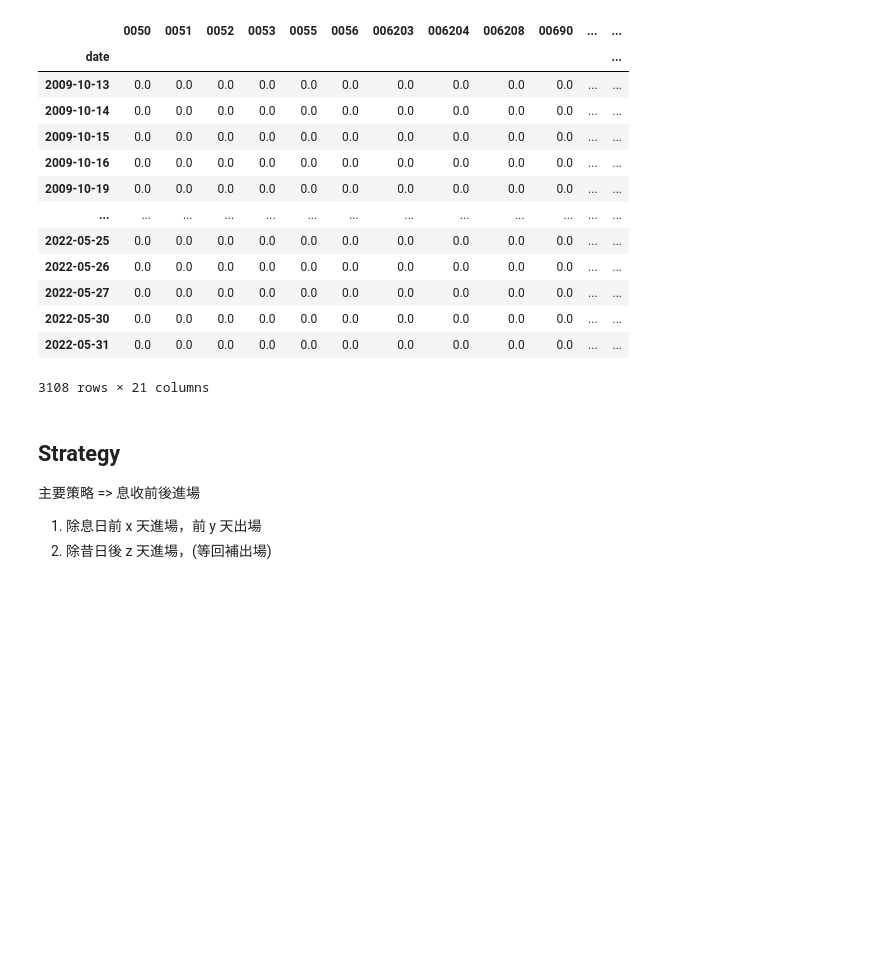
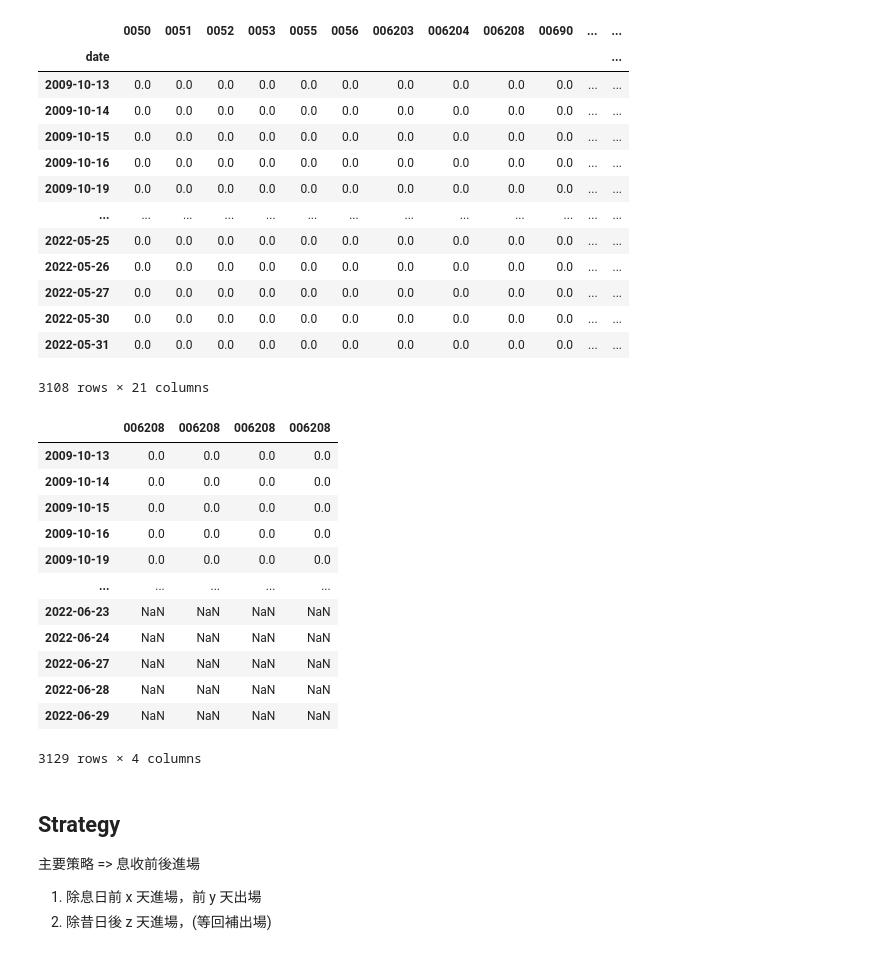
Before and after one commit to benson85560/yuanta, a Jupyter notebook: Dividend_Yield_Strategy.ipynb, the cells around one changed output. Saved outputs shown, nothing was run; the diff lists cells and outputs as text; code cells hidden in the pictures; blank space fills up the shorter version.

```diff
--- a/Dividend_Yield_Strategy.ipynb
+++ b/Dividend_Yield_Strategy.ipynb
@@ -154,7 +154,22 @@ Yield
 # %%
 # comfirming each day is matched with 0050
 # pd.merge(df,yld, how='inner', left_index=True, right_index=True)
 df = pd.concat([df,Yield], join='outer', axis=1)
+df['006208']
+# %% [output]
+|  | 006208 | 006208 | 006208 | 006208 |
+| 2009-10-13 | 0.0 | 0.0 | 0.0 | 0.0 |
+| 2009-10-14 | 0.0 | 0.0 | 0.0 | 0.0 |
+| 2009-10-15 | 0.0 | 0.0 | 0.0 | 0.0 |
+| 2009-10-16 | 0.0 | 0.0 | 0.0 | 0.0 |
+| 2009-10-19 | 0.0 | 0.0 | 0.0 | 0.0 |
+| ... | ... | ... | ... | ... |
+| 2022-06-23 | NaN | NaN | NaN | NaN |
+| 2022-06-24 | NaN | NaN | NaN | NaN |
+| 2022-06-27 | NaN | NaN | NaN | NaN |
+| 2022-06-28 | NaN | NaN | NaN | NaN |
+| 2022-06-29 | NaN | NaN | NaN | NaN |
+3129 rows × 4 columns
 # %% [markdown]
 ## Strategy
 
```
Also changed, not shown: parts of 9 cells of this notebook.
